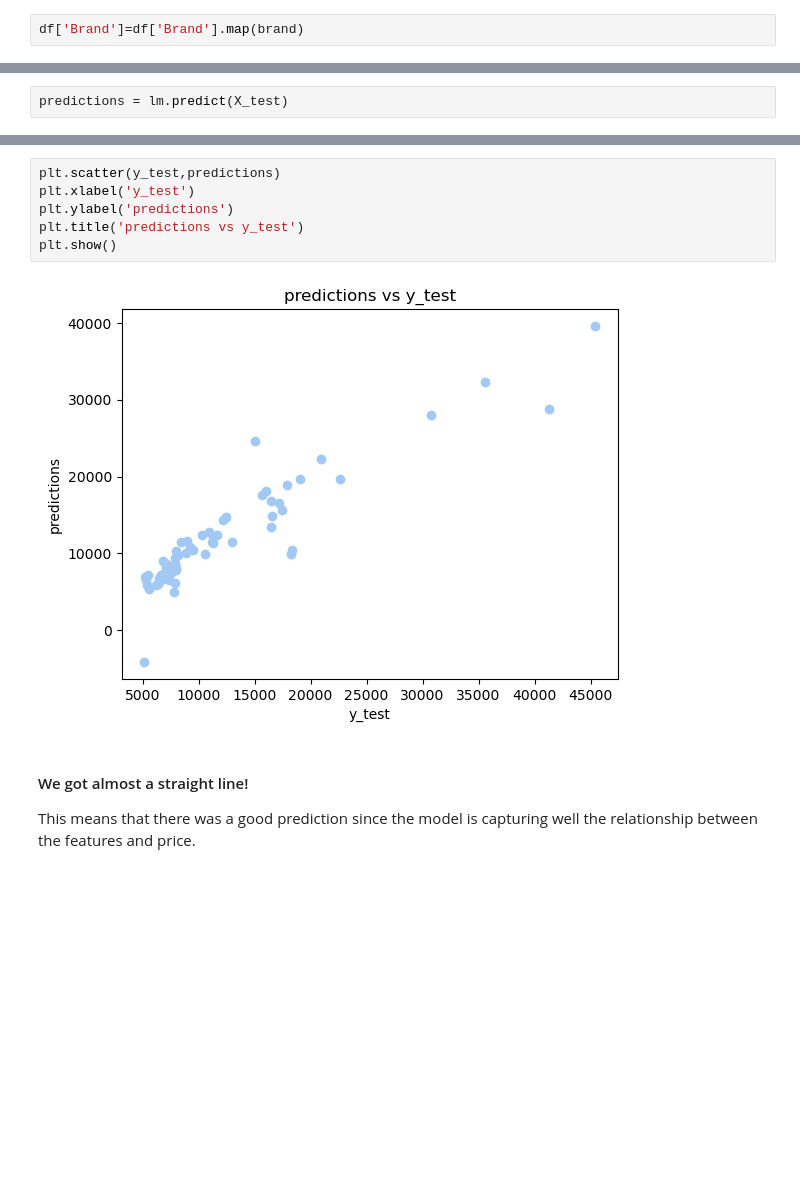
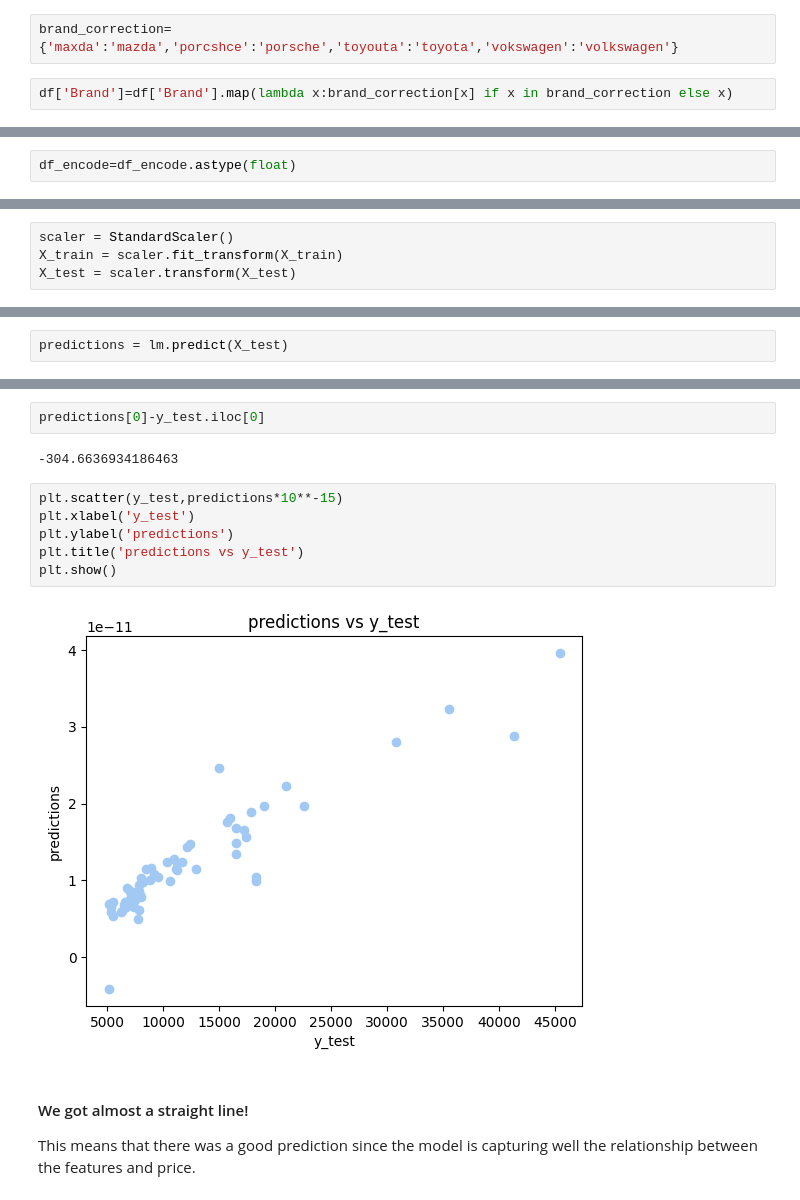
Before and after one commit to danielnavarro2911/datascience-portfolio, a Jupyter notebook: car-price-prediction-linear-regression.ipynb, the cells around one changed output, grey strips where cells are left out. Saved outputs shown, nothing was run; the diff lists cells and outputs as text; blank space fills up the shorter version.

```diff
--- a/car-price-prediction-linear-regression.ipynb
+++ b/car-price-prediction-linear-regression.ipynb
@@ -211,3 +202,5 @@ def brand(x):
+# %%
+brand_correction={'maxda':'mazda','porcshce':'porsche','toyouta':'toyota','vokswagen':'volkswagen'}
 # %%
-df['Brand']=df['Brand'].map(brand)
+df['Brand']=df['Brand'].map(lambda x:brand_correction[x] if x in brand_correction else x)
 # %%
@@ -270,6 +264,8 @@ plt.show()
 Let's convert the categorical data to numeric data
 # %%
 df_encode=pd.get_dummies(df,drop_first=False)
+# %%
+df_encode=df_encode.astype(float)
 # %% [markdown]
 ## Training a Linear Regression Model
 
@@ -285,6 +283,10 @@ y = df_encode['price']
 Now let's split the data into a training set and a testing set.
 # %%
 X_train, X_test, y_train, y_test = train_test_split(X, y, test_size=0.3, random_state=101)
+# %%
+scaler = StandardScaler()
+X_train = scaler.fit_transform(X_train)
+X_test = scaler.transform(X_test)
 # %% [markdown]
 ### Creating and Training the Model
 # %%
@@ -300,11 +321,15 @@ predictions = lm.predict(X_test)
+# %%
+predictions[0]-y_test.iloc[0]
+# %% [output]
+-304.6636934186463
 # %%
-plt.scatter(y_test,predictions)
+plt.scatter(y_test,predictions*10**-15)
 plt.xlabel('y_test')
 plt.ylabel('predictions')
 plt.title('predictions vs y_test')
 plt.show()
 # %% [output]
-[figure, old version]
+[figure, new version]
 # %% [markdown]
 #### We got almost a straight line!
 This means that there was a good prediction since the model is capturing well the relationship between the features and price.
```
Also changed, not shown: parts of 35 cells of this notebook.
